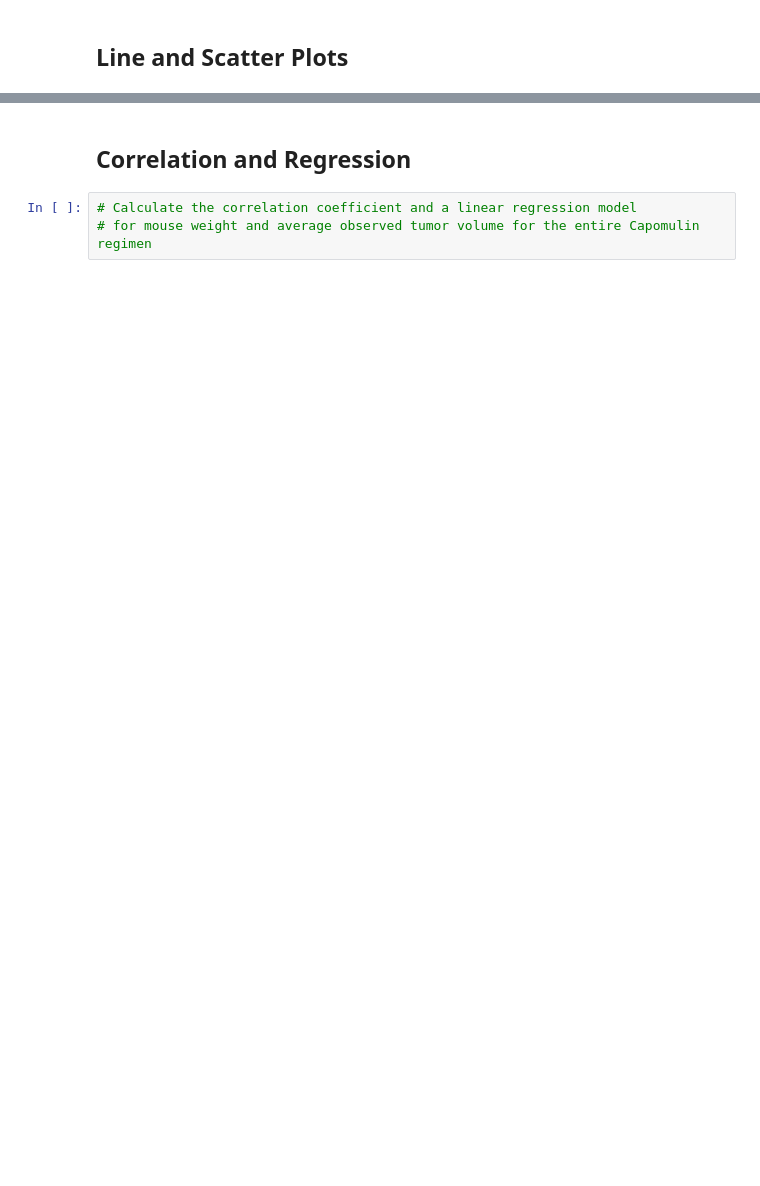
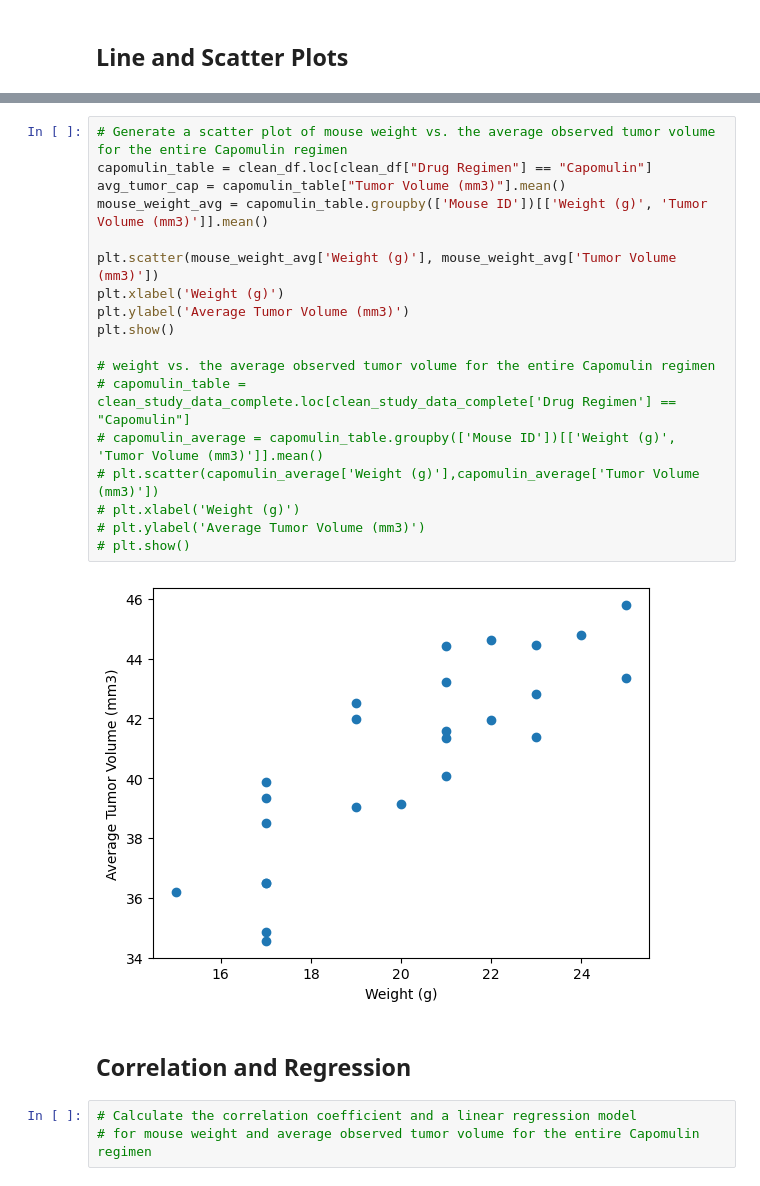
Before and after one commit to michaelpointek/matplotlib-challenge, a Jupyter notebook: MatPlotLib Module Challenge/Pymaceuticals/pymaceuticals_starter.ipynb, the cells around one changed output, grey strips where cells are left out. Saved outputs shown, nothing was run; the diff lists cells and outputs as text; blank space fills up the shorter version.

```diff
--- a/MatPlotLib Module Challenge/Pymaceuticals/pymaceuticals_starter.ipynb
+++ b/MatPlotLib Module Challenge/Pymaceuticals/pymaceuticals_starter.ipynb
@@ -232,3 +264,23 @@ Ceftamin's potential outliers: Series([], Name: Tumor Volume (mm3), dtype: float
+# %%
+# Generate a scatter plot of mouse weight vs. the average observed tumor volume for the entire Capomulin regimen
+capomulin_table = clean_df.loc[clean_df["Drug Regimen"] == "Capomulin"]
+avg_tumor_cap = capomulin_table["Tumor Volume (mm3)"].mean()
+mouse_weight_avg = capomulin_table.groupby(['Mouse ID'])[['Weight (g)', 'Tumor Volume (mm3)']].mean()
+
+plt.scatter(mouse_weight_avg['Weight (g)'], mouse_weight_avg['Tumor Volume (mm3)'])
+plt.xlabel('Weight (g)')
+plt.ylabel('Average Tumor Volume (mm3)')
+plt.show()
+
+# weight vs. the average observed tumor volume for the entire Capomulin regimen
+# capomulin_table = clean_study_data_complete.loc[clean_study_data_complete['Drug Regimen'] == "Capomulin"]
+# capomulin_average = capomulin_table.groupby(['Mouse ID'])[['Weight (g)', 'Tumor Volume (mm3)']].mean()
+# plt.scatter(capomulin_average['Weight (g)'],capomulin_average['Tumor Volume (mm3)'])
+# plt.xlabel('Weight (g)')
+# plt.ylabel('Average Tumor Volume (mm3)')
+# plt.show()
+# %% [output]
+[figure, added]
 # %% [markdown]
 ## Correlation and Regression
 # %%
```
Also changed, not shown: parts of 6 cells of this notebook.
